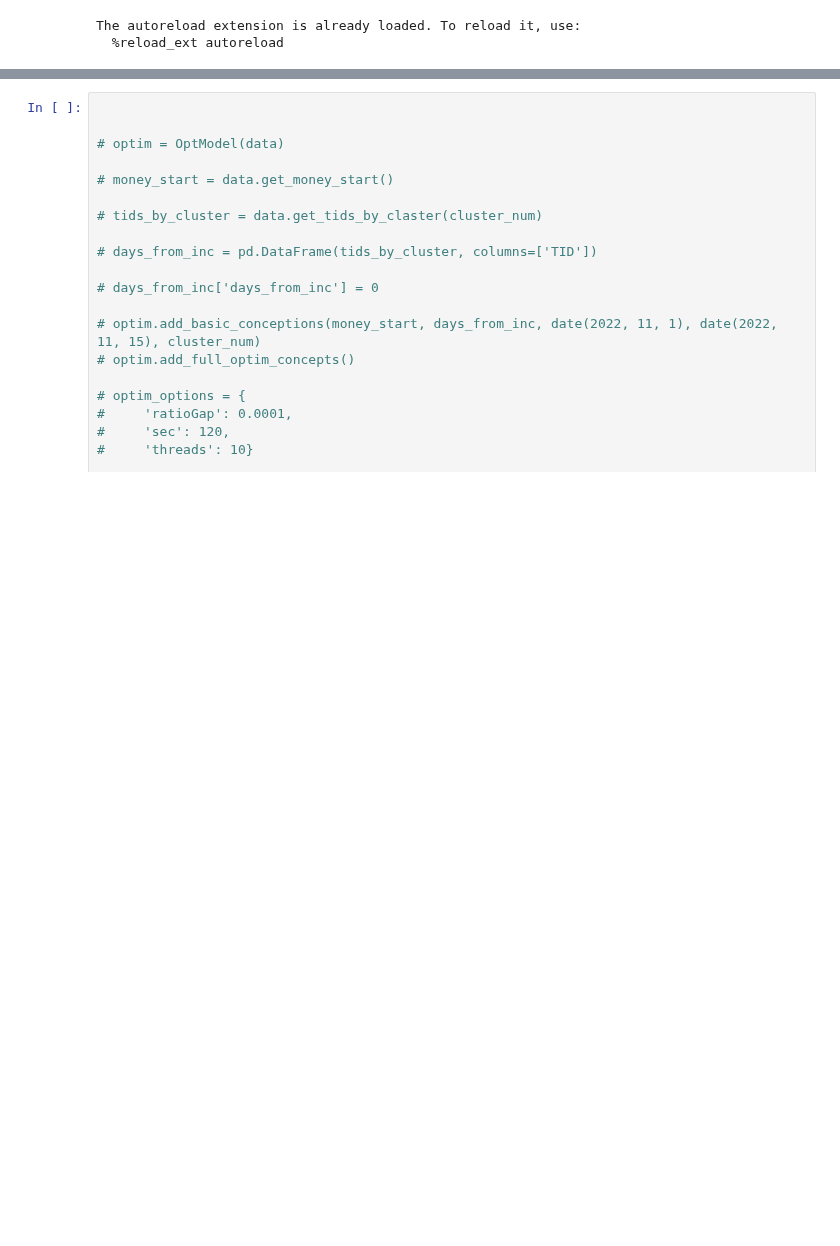
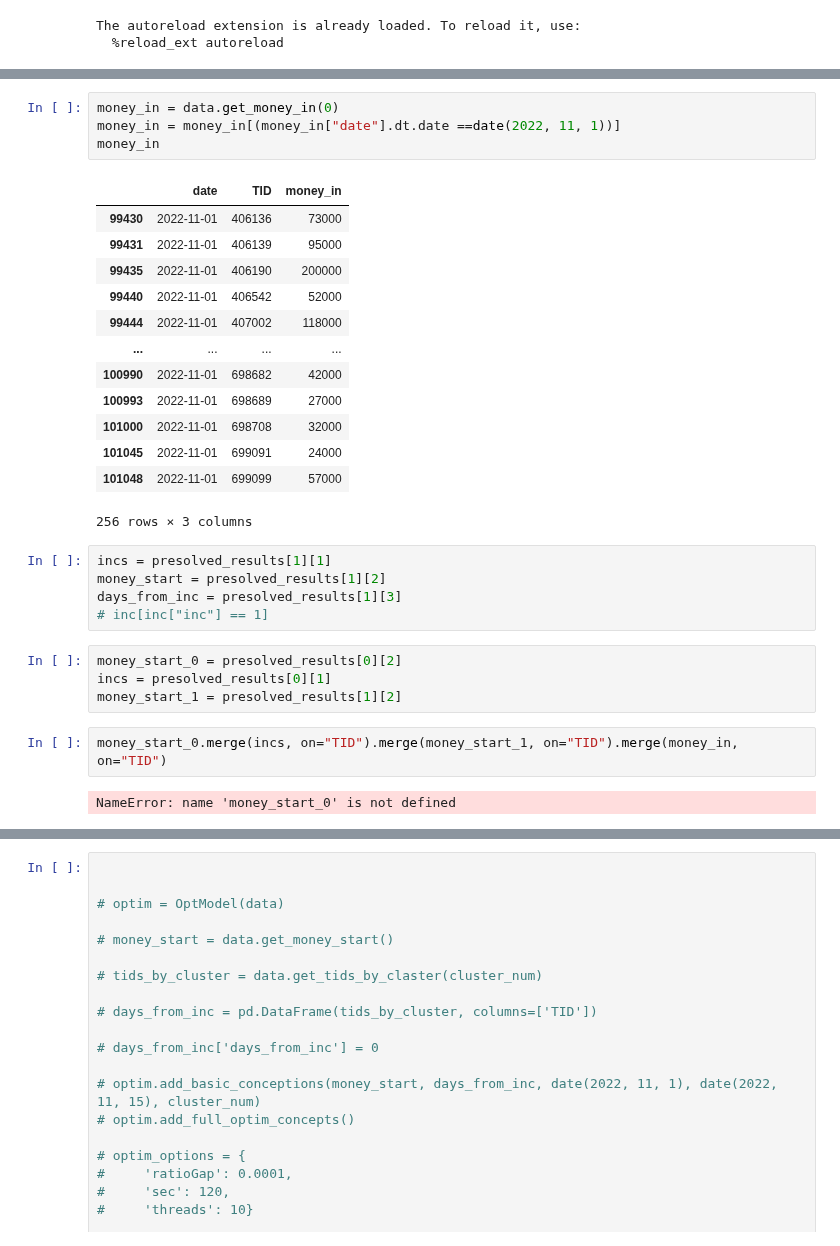
Before and after one commit to SerSmith/bank_schedule, a Jupyter notebook: main.ipynb, the cells around one changed output, grey strips where cells are left out. Saved outputs shown, nothing was run; the diff lists cells and outputs as text; blank space fills up the shorter version.

```diff
--- a/main.ipynb
+++ b/main.ipynb
@@ -274,0 +396,31 @@ len(data.get_tids_by_claster(2))
+# %%
+money_in = data.get_money_in(0)
+money_in = money_in[(money_in["date"].dt.date ==date(2022, 11, 1))]
+money_in
+# %% [output]
+|  | date | TID | money_in |
+| 99430 | 2022-11-01 | 406136 | 73000 |
+| 99431 | 2022-11-01 | 406139 | 95000 |
+| 99435 | 2022-11-01 | 406190 | 200000 |
+| 99440 | 2022-11-01 | 406542 | 52000 |
+| 99444 | 2022-11-01 | 407002 | 118000 |
+| ... | ... | ... | ... |
+| 100990 | 2022-11-01 | 698682 | 42000 |
+| 100993 | 2022-11-01 | 698689 | 27000 |
+| 101000 | 2022-11-01 | 698708 | 32000 |
+| 101045 | 2022-11-01 | 699091 | 24000 |
+| 101048 | 2022-11-01 | 699099 | 57000 |
+256 rows × 3 columns
+# %%
+incs = presolved_results[1][1]
+money_start = presolved_results[1][2]
+days_from_inc = presolved_results[1][3]
+# inc[inc["inc"] == 1]
+# %%
+money_start_0 = presolved_results[0][2]
+incs = presolved_results[0][1]
+money_start_1 = presolved_results[1][2]
+# %%
+money_start_0.merge(incs, on="TID").merge(money_start_1, on="TID").merge(money_in, on="TID")
+# %% [output]
+NameError: name 'money_start_0' is not defined
```
Also changed, not shown: parts of 29 cells of this notebook, 1 other file.
